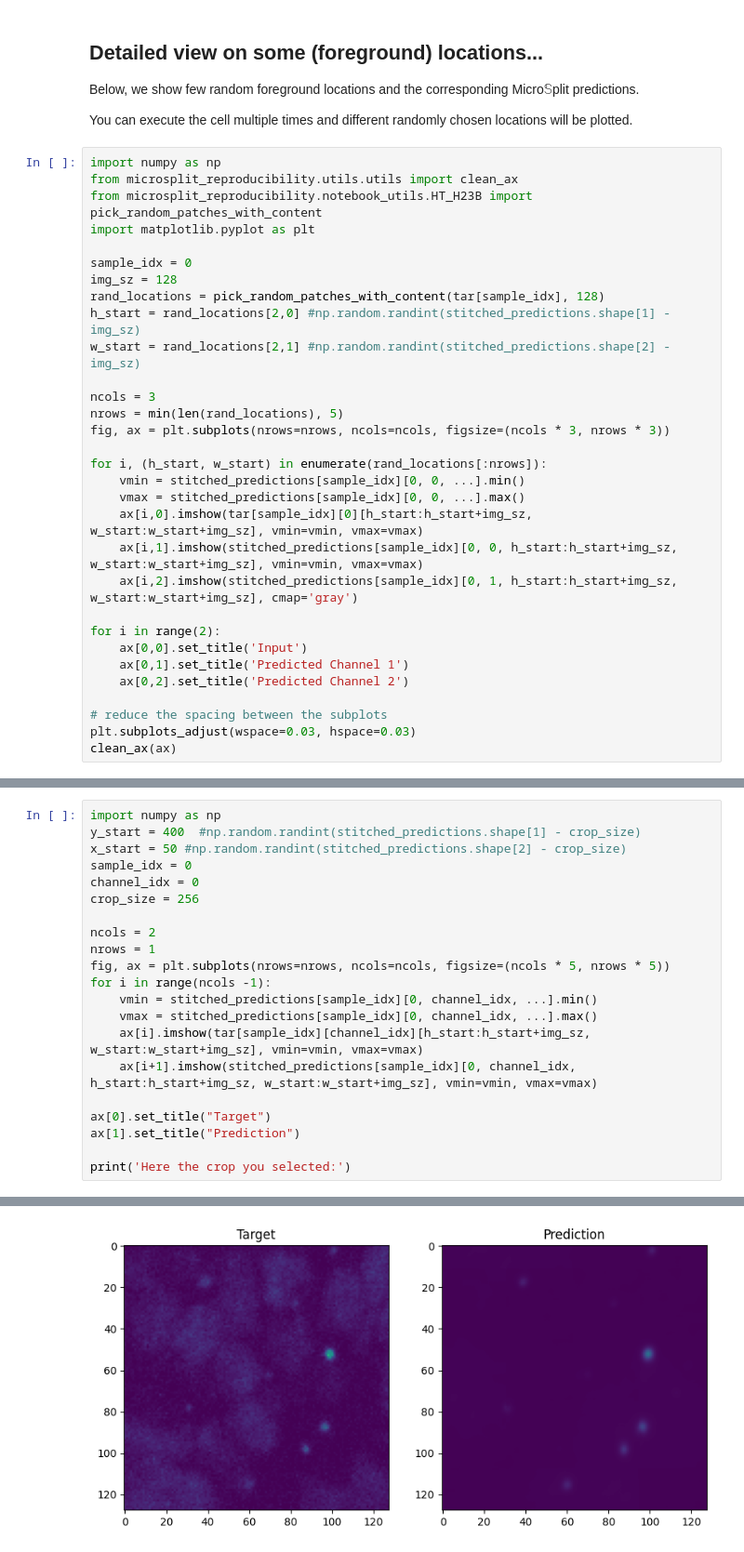
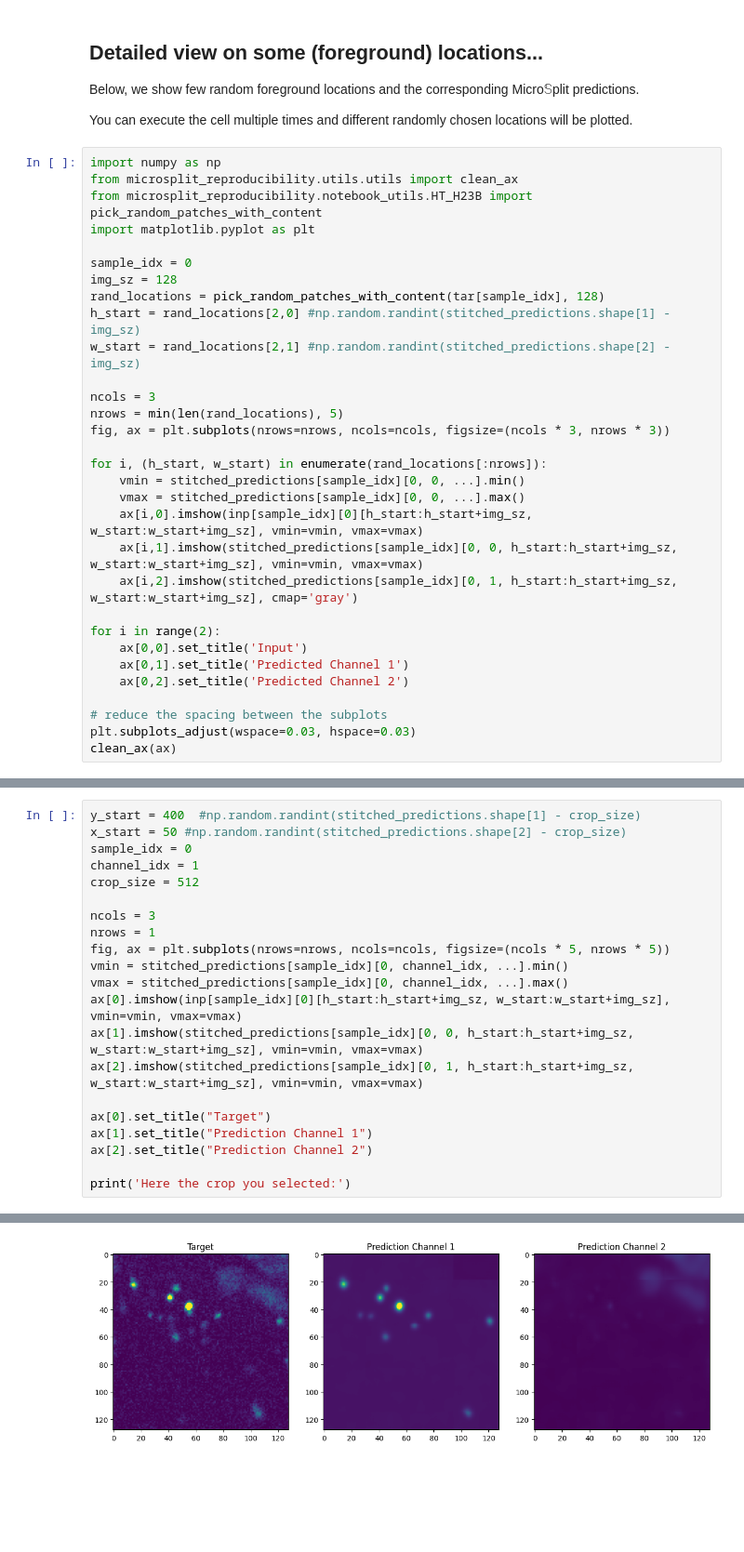
Before and after one commit to broadinstitute/MicroSplit-reproducibility, a Jupyter notebook: examples/2D/HT_H23B/02_predict.ipynb, the cells around one changed output, grey strips where cells are left out. Shown at 93% size. Saved outputs shown, nothing was run; the diff lists cells and outputs as text; blank space fills up the shorter version.

```diff
--- a/examples/2D/HT_H23B/02_predict.ipynb
+++ b/examples/2D/HT_H23B/02_predict.ipynb
@@ -294,7 +294,7 @@ fig, ax = plt.subplots(nrows=nrows, ncols=ncols, figsize=(ncols * 3, nrows * 3))
 for i, (h_start, w_start) in enumerate(rand_locations[:nrows]):
     vmin = stitched_predictions[sample_idx][0, 0, ...].min()
     vmax = stitched_predictions[sample_idx][0, 0, ...].max()
-    ax[i,0].imshow(tar[sample_idx][0][h_start:h_start+img_sz, w_start:w_start+img_sz], vmin=vmin, vmax=vmax)
+    ax[i,0].imshow(inp[sample_idx][0][h_start:h_start+img_sz, w_start:w_start+img_sz], vmin=vmin, vmax=vmax)
     ax[i,1].imshow(stitched_predictions[sample_idx][0, 0, h_start:h_start+img_sz, w_start:w_start+img_sz], vmin=vmin, vmax=vmax)
     ax[i,2].imshow(stitched_predictions[sample_idx][0, 1, h_start:h_start+img_sz, w_start:w_start+img_sz], cmap='gray')
 
@@ -314,26 +314,26 @@ clean_ax(ax)
 <b> Task:</b> Set <i>y_start</i>, <i>x_start</i>, and <i>crop_size</i> to inspect the predictions at a  location of your choice.
 </div>
 # %%
-import numpy as np
 y_start = 400  #np.random.randint(stitched_predictions.shape[1] - crop_size)
 x_start = 50 #np.random.randint(stitched_predictions.shape[2] - crop_size)
 sample_idx = 0
-channel_idx = 0
-crop_size = 256
+channel_idx = 1
+crop_size = 512
 
-ncols = 2
+ncols = 3
 nrows = 1
 fig, ax = plt.subplots(nrows=nrows, ncols=ncols, figsize=(ncols * 5, nrows * 5))
-for i in range(ncols -1):
-    vmin = stitched_predictions[sample_idx][0, channel_idx, ...].min()
-    vmax = stitched_predictions[sample_idx][0, channel_idx, ...].max()
-    ax[i].imshow(tar[sample_idx][channel_idx][h_start:h_start+img_sz, w_start:w_start+img_sz], vmin=vmin, vmax=vmax)
-    ax[i+1].imshow(stitched_predictions[sample_idx][0, channel_idx, h_start:h_start+img_sz, w_start:w_start+img_sz], vmin=vmin, vmax=vmax)
+vmin = stitched_predictions[sample_idx][0, channel_idx, ...].min()
+vmax = stitched_predictions[sample_idx][0, channel_idx, ...].max()
+ax[0].imshow(inp[sample_idx][0][h_start:h_start+img_sz, w_start:w_start+img_sz], vmin=vmin, vmax=vmax)
+ax[1].imshow(stitched_predictions[sample_idx][0, 0, h_start:h_start+img_sz, w_start:w_start+img_sz], vmin=vmin, vmax=vmax)
+ax[2].imshow(stitched_predictions[sample_idx][0, 1, h_start:h_start+img_sz, w_start:w_start+img_sz], vmin=vmin, vmax=vmax)
 
 ax[0].set_title("Target")
-ax[1].set_title("Prediction")
+ax[1].set_title("Prediction Channel 1")
+ax[2].set_title("Prediction Channel 2")
 
 print('Here the crop you selected:')
 # %% [output]
 Here the crop you selected:
-[figure, old version]
+[figure, new version]
```
Also changed, not shown: parts of 4 cells of this notebook.
